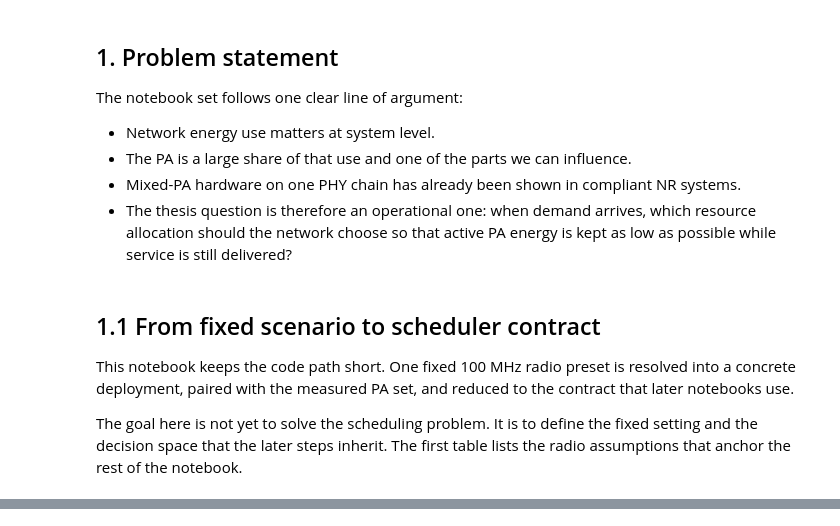
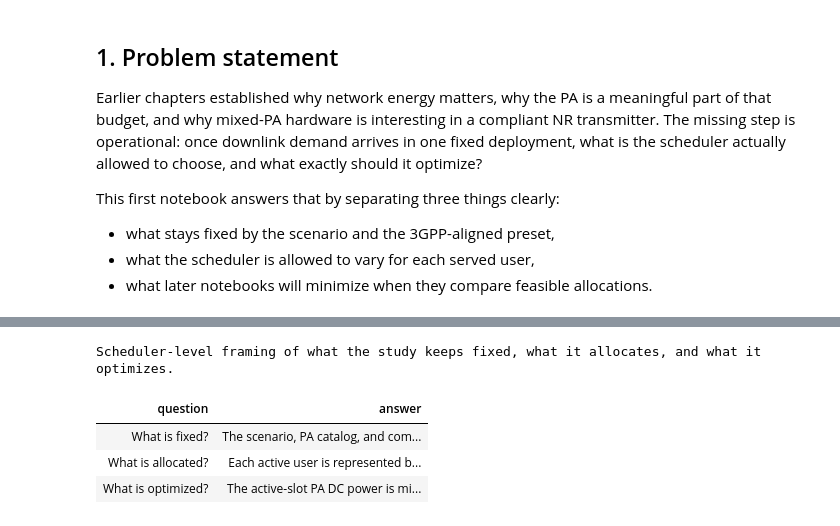
Before and after one commit to henryblu/ran-joint-scheduling-optimization, a Jupyter notebook: notebooks/1. Scenario definition and problem framing discussion.ipynb, the cells around one changed output, grey strips where cells are left out. Drawn from its saved outputs; the diff is of its cells as text; code cells hidden in the pictures.

```diff
--- a/notebooks/1. Scenario definition and problem framing discussion.ipynb
+++ b/notebooks/1. Scenario definition and problem framing discussion.ipynb
@@ -5,18 +9,13 @@ This notebook starts from the system under study, not from an abstract parameter
 # %% [markdown]
 ## 1. Problem statement
 
-The notebook set follows one clear line of argument:
+Earlier chapters established why network energy matters, why the PA is a meaningful part of that budget, and why mixed-PA hardware is interesting in a compliant NR transmitter. The missing step is operational: once downlink demand arrives in one fixed deployment, what is the scheduler actually allowed to choose, and what exactly should it optimize?
 
-- Network energy use matters at system level.
-- The PA is a large share of that use and one of the parts we can influence.
-- Mixed-PA hardware on one PHY chain has already been shown in compliant NR systems.
-- The thesis question is therefore an operational one: when demand arrives, which resource allocation should the network choose so that active PA energy is kept as low as possible while service is still delivered?
+This first notebook answers that by separating three things clearly:
+
+- what stays fixed by the scenario and the 3GPP-aligned preset,
+- what the scheduler is allowed to vary for each served user,
+- what later notebooks will minimize when they compare feasible allocations.
-# %% [markdown]
-## 1.1 From fixed scenario to scheduler contract
-
-This notebook keeps the code path short. One fixed 100 MHz radio preset is resolved into a concrete deployment, paired with the measured PA set, and reduced to the contract that later notebooks use.
-
-The goal here is not yet to solve the scheduling problem. It is to define the fixed setting and the decision space that the later steps inherit. The first table lists the radio assumptions that anchor the rest of the notebook.
 # %%
 import sys
 from pathlib import Path
@@ -44,3 +43,16 @@ artifacts = helper.build_artifacts(
 # %% [output]
 [interactive output not drawn]
 [interactive output not drawn]
+# %%
+display(
+    helper.render_table(
+        artifacts.problem_statement,
+        caption="Scheduler-level framing of what the study keeps fixed, what it allocates, and what it optimizes.",
+    )
+)
+# %% [output]
+Scheduler-level framing of what the study keeps fixed, what it allocates, and what it optimizes.
+| question | answer |
+| What is fixed? | The scenario, PA catalog, and com... |
+| What is allocated? | Each active user is represented b... |
+| What is optimized? | The active-slot PA DC power is mi... |
```
Also changed, not shown: parts of 12 cells of this notebook, 16 other files.
